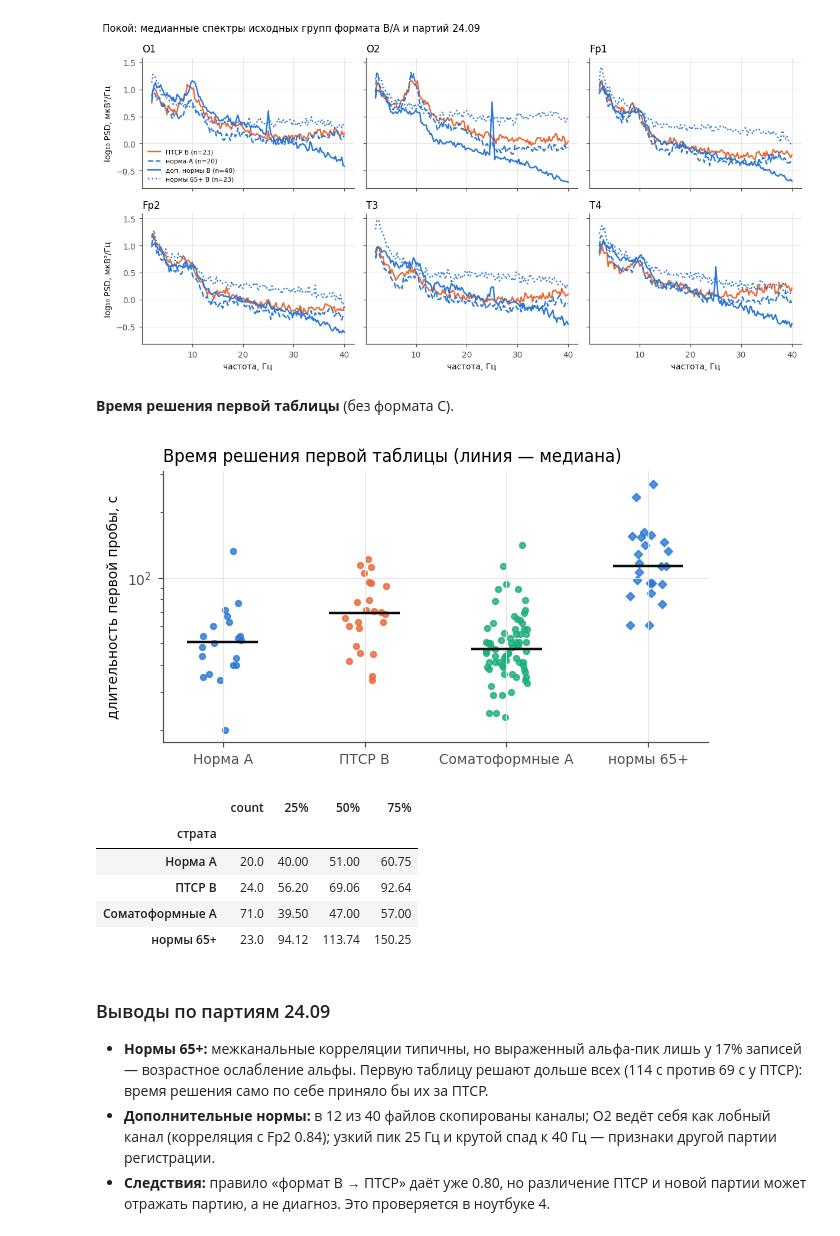
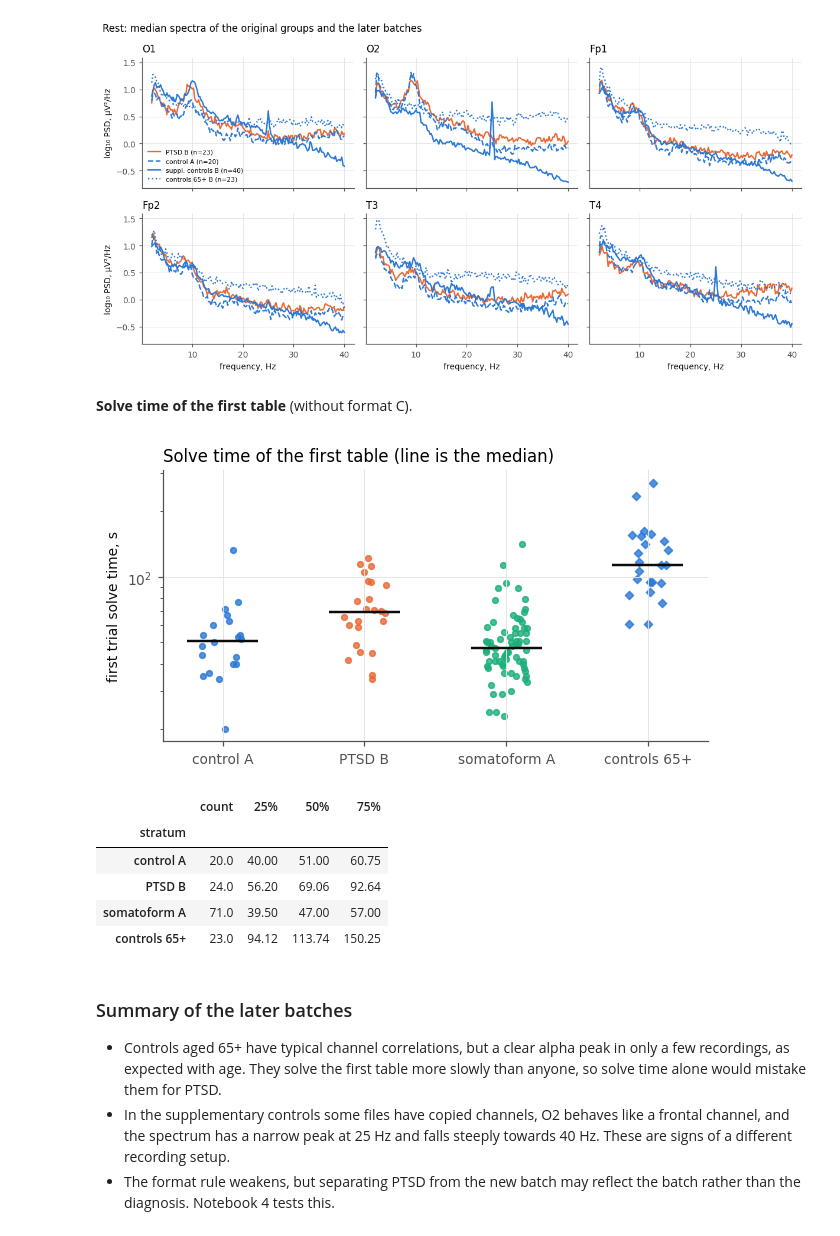
Before and after one commit to igor688-hub/neurodiagnosis-eeg, a Jupyter notebook: results/1-exploration.ipynb, the cells around one changed output. Saved outputs shown, nothing was run; the diff lists cells and outputs as text; code cells hidden in the pictures.

```diff
--- a/results/1-exploration.ipynb
+++ b/results/1-exploration.ipynb
@@ -395,11 +396,11 @@ for cohort in COHORTS:
         d = plaus[(plaus["group"] == cohort) & (plaus["export_family"] == fam)]
         if len(d):
             ax.scatter(d["Fp1-Fp2"], d["alpha_prominence_occ"], s=22, marker=marker, color=viz.COHORT_COLORS[cohort],
-                       alpha=0.85, label=f"{cohort}, формат {fam} (n={len(d)})")
+                       alpha=0.85, label=f"{viz.english(cohort)}, format {fam} (n={len(d)})")
 ax.axhline(0.4, color=viz.TEXT_MUTED, lw=0.8, ls=":")
-ax.set_xlabel("корреляция Fp1–Fp2 (покой)")
-ax.set_ylabel("выраженность альфа O1/O2, log₁₀")
-ax.set_title("Покой: две черты ЭЭГ по записям", loc="left")
+ax.set_xlabel("Fp1–Fp2 correlation (rest)")
+ax.set_ylabel("O1/O2 alpha prominence, log₁₀")
+ax.set_title("Rest: two properties of EEG per recording", loc="left")
 ax.legend(fontsize=7, loc="upper left")
 plt.show()
 # %% [output]
@@ -444,13 +445,13 @@ def subject_spectra(condition: str) -> tuple[np.ndarray, pd.DataFrame]:
 
 strata = [(config.GROUP_CONTROL, "A", "--"), (config.GROUP_CONTROL, "C", ":"),
           (config.GROUP_PTSD, "B", "-"), (config.GROUP_SOMATOFORM, "A", "-")]
-for condition, title in [("rest", "Покой, глаза закрыты"), ("task", "Таблицы Шульте, глаза открыты")]:
+for condition, title in [("rest", "Rest, eyes closed"), ("task", "Schulte tables, eyes open")]:
     s, info = subject_spectra(condition)
     fig, axes = plt.subplots(2, 3, figsize=(11, 5.6), sharex=True, sharey=True)
     for ax, ch_idx in zip(axes.ravel(), [0, 5, 2, 3, 1, 4]):
         for cohort, fam, style in strata:
             sel = ((info["group"] == cohort) & (info["export_family"] == fam)).to_numpy() & np.isfinite(s[:, ch_idx, band]).all(axis=1)
-            viz.plot_median_spectra(ax, f[band], s[sel, ch_idx][:, band], f"{cohort} {fam}", viz.COHORT_COLORS[cohort],
+            viz.plot_median_spectra(ax, f[band], s[sel, ch_idx][:, band], f"{viz.english(cohort)} {fam}", viz.COHORT_COLORS[cohort],
                                     style, band=style == "-")
         ax.set_title(config.CHANNELS[ch_idx], loc="left")
         ax.label_outer()
@@ -467,11 +468,11 @@ task_s, task_info = subject_spectra("task")
 occ = [config.CHANNELS.index("O1"), config.CHANNELS.index("O2")]
 fig, axes = plt.subplots(1, 4, figsize=(12, 3.4), sharey=True)
 for ax, (cohort, fam, _) in zip(axes, strata):
-    for s, info, style, label in [(rest_s, rest_info, "-", "покой"), (task_s, task_info, "--", "задача")]:
+    for s, info, style, label in [(rest_s, rest_info, "-", "rest"), (task_s, task_info, "--", "task")]:
         sel = ((info["group"] == cohort) & (info["export_family"] == fam)).to_numpy()
         occipital = np.nanmean(s[sel][:, occ], axis=1)
         viz.plot_median_spectra(ax, f[band], occipital[:, band], label, viz.COHORT_COLORS[cohort], style, band=False)
-    ax.set_title(f"{cohort} {fam}: O1/O2", loc="left")
+    ax.set_title(f"{viz.english(cohort)} {fam}: O1/O2", loc="left")
     ax.legend(loc="lower left")
     ax.label_outer()
 plt.tight_layout()
@@ -597,13 +598,13 @@ table_new
 # %%
 spec_new = features.compute_spectra(new_reg[new_reg["stem"] == config.REST_STEM], cfg)
-new_batch = new_reg.set_index("relpath").loc[list(spec_new.relpaths), "партия"].to_numpy()
+new_batch = new_reg.set_index("relpath").loc[list(spec_new.relpaths), "batch"].to_numpy()
 rest_meta = meta[(meta["condition"] == "rest") & ~meta["condition_conflict"]]
 curves = [
-    ("ПТСР B", spec.spectra[rest_meta.index[rest_meta["group"] == config.GROUP_PTSD]], viz.COHORT_COLORS[config.GROUP_PTSD], "-"),
-    ("норма A", spec.spectra[rest_meta.index[(rest_meta["group"] == config.GROUP_CONTROL) & (rest_meta["export_family"] == "A")]],
+    ("PTSD B", spec.spectra[rest_meta.index[rest_meta["group"] == config.GROUP_PTSD]], viz.COHORT_COLORS[config.GROUP_PTSD], "-"),
+    ("control A", spec.spectra[rest_meta.index[(rest_meta["group"] == config.GROUP_CONTROL) & (rest_meta["export_family"] == "A")]],
      viz.COHORT_COLORS[config.GROUP_CONTROL], "--"),
-    ("доп. нормы B", spec_new.spectra[new_batch == "доп. нормы"], viz.COHORT_COLORS[config.GROUP_CONTROL], "-"),
-    ("нормы 65+ B", spec_new.spectra[new_batch == "нормы 65+"], viz.COHORT_COLORS[config.GROUP_CONTROL], ":"),
+    ("suppl. controls B", spec_new.spectra[new_batch == "suppl. controls"], viz.COHORT_COLORS[config.GROUP_CONTROL], "-"),
+    ("controls 65+ B", spec_new.spectra[new_batch == "controls 65+"], viz.COHORT_COLORS[config.GROUP_CONTROL], ":"),
 ]
 fig, axes = plt.subplots(2, 3, figsize=(11, 5.6), sharex=True, sharey=True)
 for ax, ch_idx in zip(axes.ravel(), [0, 5, 2, 3, 1, 4]):
@@ -613,44 +614,45 @@ for ax, ch_idx in zip(axes.ravel(), [0, 5, 2, 3, 1, 4]):
     ax.set_title(config.CHANNELS[ch_idx], loc="left")
     ax.label_outer()
 axes[0, 0].legend(loc="lower left", fontsize=7)
-fig.suptitle("Покой: медианные спектры исходных групп формата B/A и партий 24.09", x=0.01, ha="left")
+fig.suptitle("Rest: median spectra of the original groups and the later batches", x=0.01, ha="left")
 plt.tight_layout()
 plt.show()
 # %% [output]
-[figure, old version]
+[figure, new version]
 # %% [markdown]
-**Время решения первой таблицы** (без формата C).
+**Solve time of the first table** (without format C).
 # %%
 trial1 = ok_all[(ok_all["stem"] == "T-1") & (ok_all["export_family"] != "C") & ~ok_all["condition_conflict"]].merge(
-    subjects_all[["партия"]], left_on="subject_key", right_index=True)
-trial1 = trial1.assign(страта=np.where(trial1["партия"] == "нормы 65+", "нормы 65+", trial1["group"] + " " + trial1["export_family"]))
-order = ["Норма A", "ПТСР B", "Соматоформные A", "нормы 65+"]
+    subjects_all[["batch"]], left_on="subject_key", right_index=True)
+trial1 = trial1.assign(stratum=np.where(trial1["batch"] == "controls 65+", "controls 65+",
+                                        trial1["group"].map(viz.COHORT_LABELS) + " " + trial1["export_family"]))
+order = ["control A", "PTSD B", "somatoform A", "controls 65+"]
 colors = [viz.COHORT_COLORS[config.GROUP_CONTROL], viz.COHORT_COLORS[config.GROUP_PTSD],
           viz.COHORT_COLORS[config.GROUP_SOMATOFORM], viz.COHORT_COLORS[config.GROUP_CONTROL]]
 fig, ax = plt.subplots(figsize=(6.4, 3.2))
 rng = np.random.default_rng(0)
 for i, (name, color) in enumerate(zip(order, colors)):
-    v = trial1.loc[trial1["страта"] == name, "active_duration_s"].to_numpy()
+    v = trial1.loc[trial1["stratum"] == name, "active_duration_s"].to_numpy()
     ax.scatter(i + rng.uniform(-0.15, 0.15, v.size), v, s=14, color=color, alpha=0.8,
-               marker="o" if name != "нормы 65+" else "D")
+               marker="o" if name != "controls 65+" else "D")
     ax.hlines(np.median(v), i - 0.25, i + 0.25, color="#0b0b0b", lw=1.6)
 ax.set_xticks(range(len(order)), order)
 ax.set_yscale("log")
-ax.set_ylabel("длительность первой пробы, с")
-ax.set_title("Время решения первой таблицы (линия — медиана)", loc="left")
+ax.set_ylabel("first trial solve time, s")
+ax.set_title("Solve time of the first table (line is the median)", loc="left")
 plt.show()
-trial1.groupby("страта")["active_duration_s"].describe()[["count", "25%", "50%", "75%"]].reindex(order)
+trial1.groupby("stratum")["active_duration_s"].describe()[["count", "25%", "50%", "75%"]].reindex(order)
 # %% [output]
-[figure, old version]
+[figure, new version]
 |  | count | 25% | 50% | 75% |
-| страта |  |  |  |  |
-| Норма A | 20.0 | 40.00 | 51.00 | 60.75 |
-| ПТСР B | 24.0 | 56.20 | 69.06 | 92.64 |
-| Соматоформные A | 71.0 | 39.50 | 47.00 | 57.00 |
-| нормы 65+ | 23.0 | 94.12 | 113.74 | 150.25 |
+| stratum |  |  |  |  |
+| control A | 20.0 | 40.00 | 51.00 | 60.75 |
+| PTSD B | 24.0 | 56.20 | 69.06 | 92.64 |
+| somatoform A | 71.0 | 39.50 | 47.00 | 57.00 |
+| controls 65+ | 23.0 | 94.12 | 113.74 | 150.25 |
 # %% [markdown]
-### Выводы по партиям 24.09
+### Summary of the later batches
 
-- **Нормы 65+:** межканальные корреляции типичны, но выраженный альфа-пик лишь у 17% записей — возрастное ослабление альфы. Первую таблицу решают дольше всех (114 с против 69 с у ПТСР): время решения само по себе приняло бы их за ПТСР.
-- **Дополнительные нормы:** в 12 из 40 файлов скопированы каналы; O2 ведёт себя как лобный канал (корреляция с Fp2 0.84); узкий пик 25 Гц и крутой спад к 40 Гц — признаки другой партии регистрации.
-- **Следствия:** правило «формат B → ПТСР» даёт уже 0.80, но различение ПТСР и новой партии может отражать партию, а не диагноз. Это проверяется в ноутбуке 4.
+- Controls aged 65+ have typical channel correlations, but a clear alpha peak in only a few recordings, as expected with age. They solve the first table more slowly than anyone, so solve time alone would mistake them for PTSD.
+- In the supplementary controls some files have copied channels, O2 behaves like a frontal channel, and the spectrum has a narrow peak at 25 Hz and falls steeply towards 40 Hz. These are signs of a different recording setup.
+- The format rule weakens, but separating PTSD from the new batch may reflect the batch rather than the diagnosis. Notebook 4 tests this.
```
Also changed, not shown: parts of 51 cells of this notebook, 4 other files.
